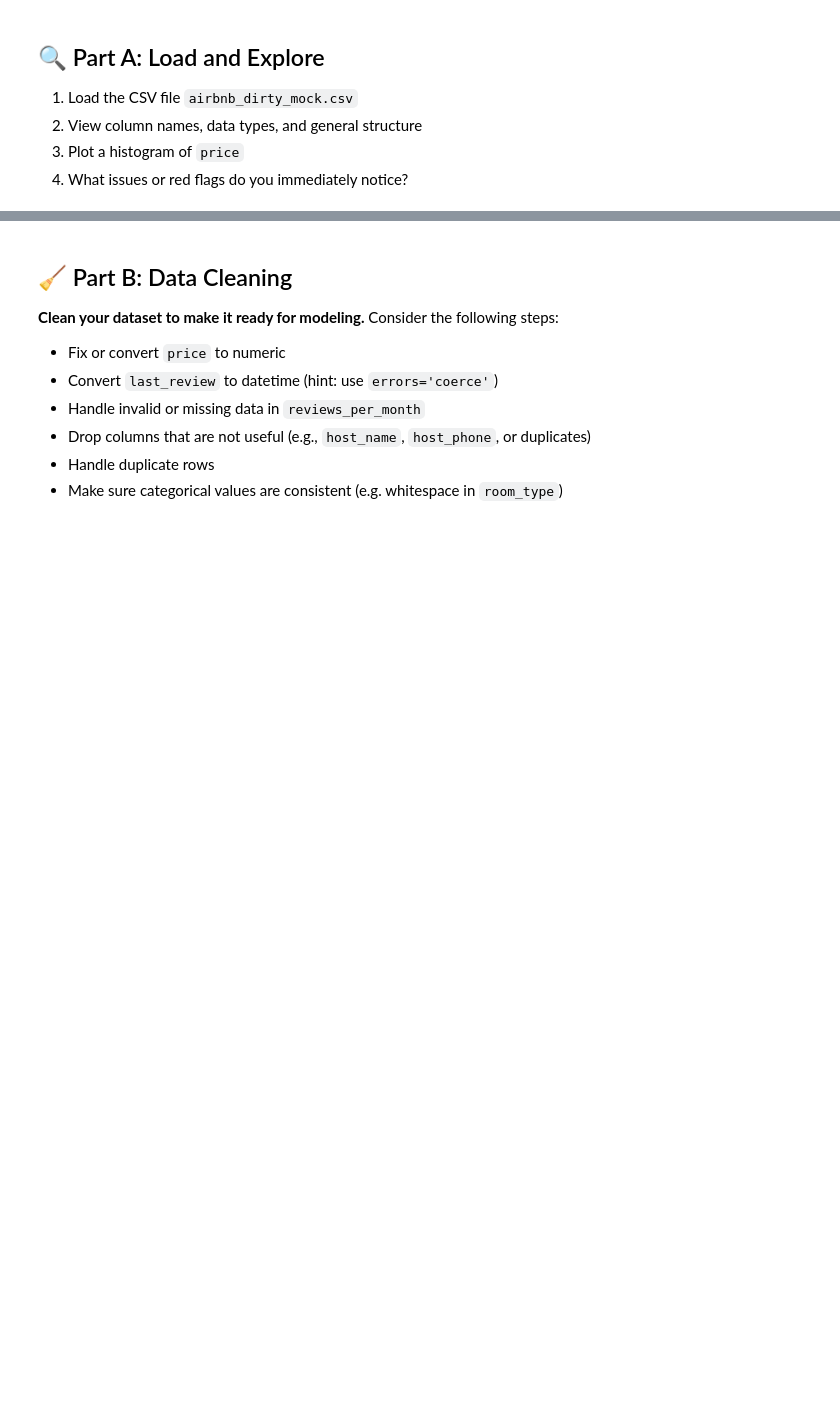
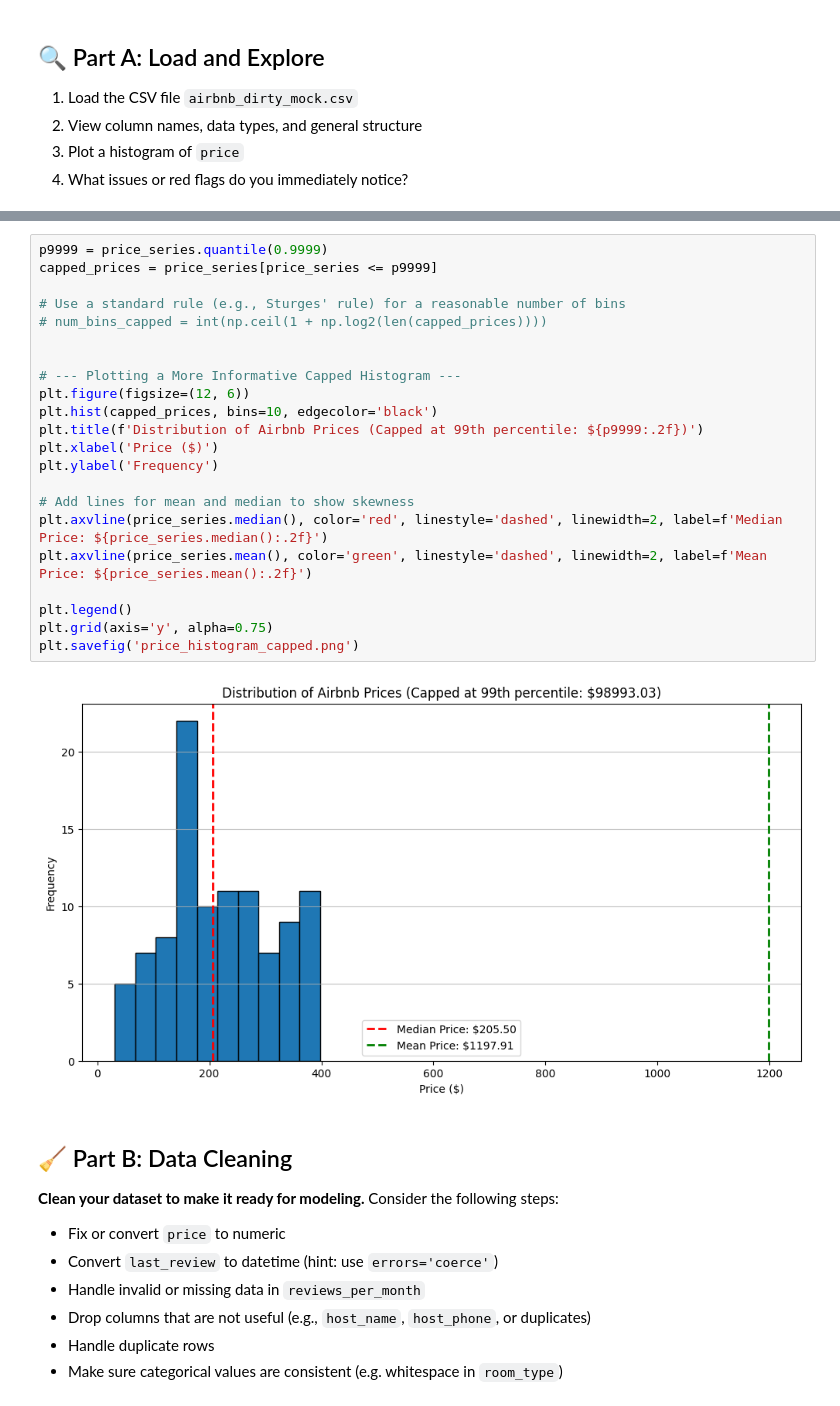
Before and after one commit to InSuperposition/data_science_container, a Jupyter notebook: notebook/exercise_2/ESU_202505_Exercise_2_Airbnb_Homework_(With_Traps).ipynb, the cells around one changed output, grey strips where cells are left out. Cells and saved outputs as stored; diff of their text form; blank space fills up the shorter version.

```diff
--- a/notebook/exercise_2/ESU_202505_Exercise_2_Airbnb_Homework_(With_Traps).ipynb
+++ b/notebook/exercise_2/ESU_202505_Exercise_2_Airbnb_Homework_(With_Traps).ipynb
@@ -66,3 +101,27 @@ NumPy version: 2.3.1, Pandas version: 2.3.1
+# %%
+p9999 = price_series.quantile(0.9999)
+capped_prices = price_series[price_series <= p9999]
+
+# Use a standard rule (e.g., Sturges' rule) for a reasonable number of bins
+# num_bins_capped = int(np.ceil(1 + np.log2(len(capped_prices))))
+
+
+# --- Plotting a More Informative Capped Histogram ---
+plt.figure(figsize=(12, 6))
+plt.hist(capped_prices, bins=10, edgecolor='black')
+plt.title(f'Distribution of Airbnb Prices (Capped at 99th percentile: ${p9999:.2f})')
+plt.xlabel('Price ($)')
+plt.ylabel('Frequency')
+
+# Add lines for mean and median to show skewness
+plt.axvline(price_series.median(), color='red', linestyle='dashed', linewidth=2, label=f'Median Price: ${price_series.median():.2f}')
+plt.axvline(price_series.mean(), color='green', linestyle='dashed', linewidth=2, label=f'Mean Price: ${price_series.mean():.2f}')
+
+plt.legend()
+plt.grid(axis='y', alpha=0.75)
+plt.savefig('price_histogram_capped.png')
+# %% [output]
+[figure, added]
 # %% [markdown]
 ## 🧹 Part B: Data Cleaning
 
```
Also changed, not shown: parts of 18 cells of this notebook, 3 other files.
